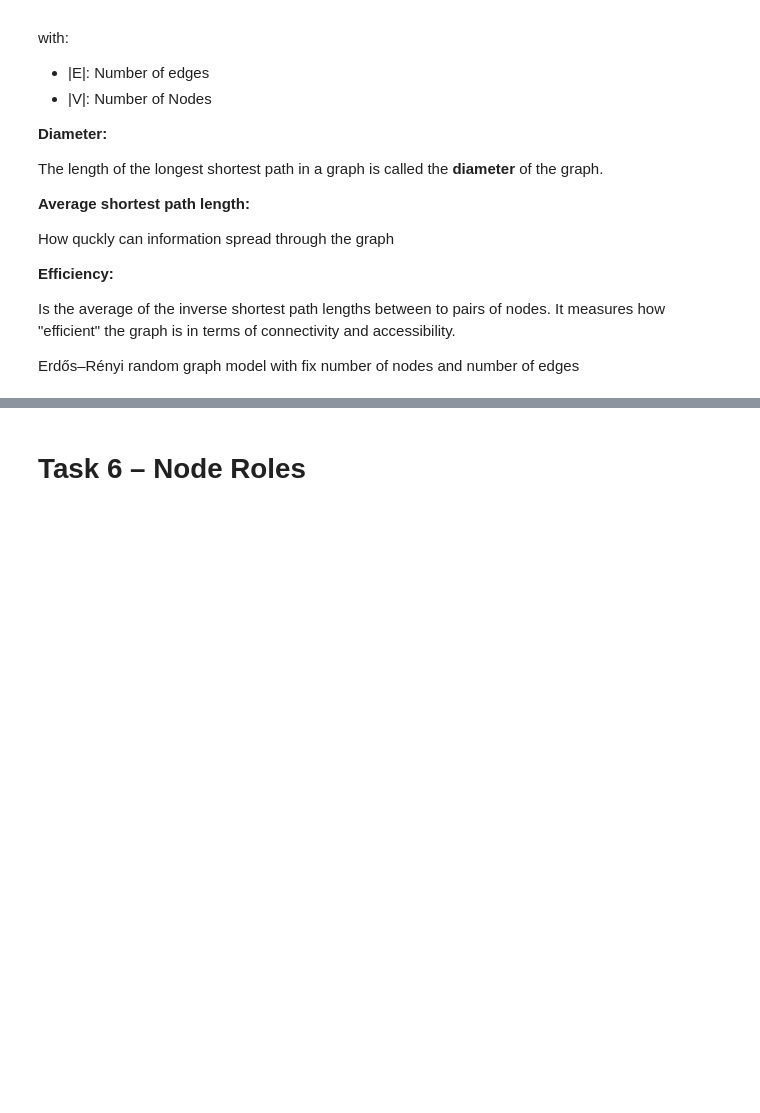
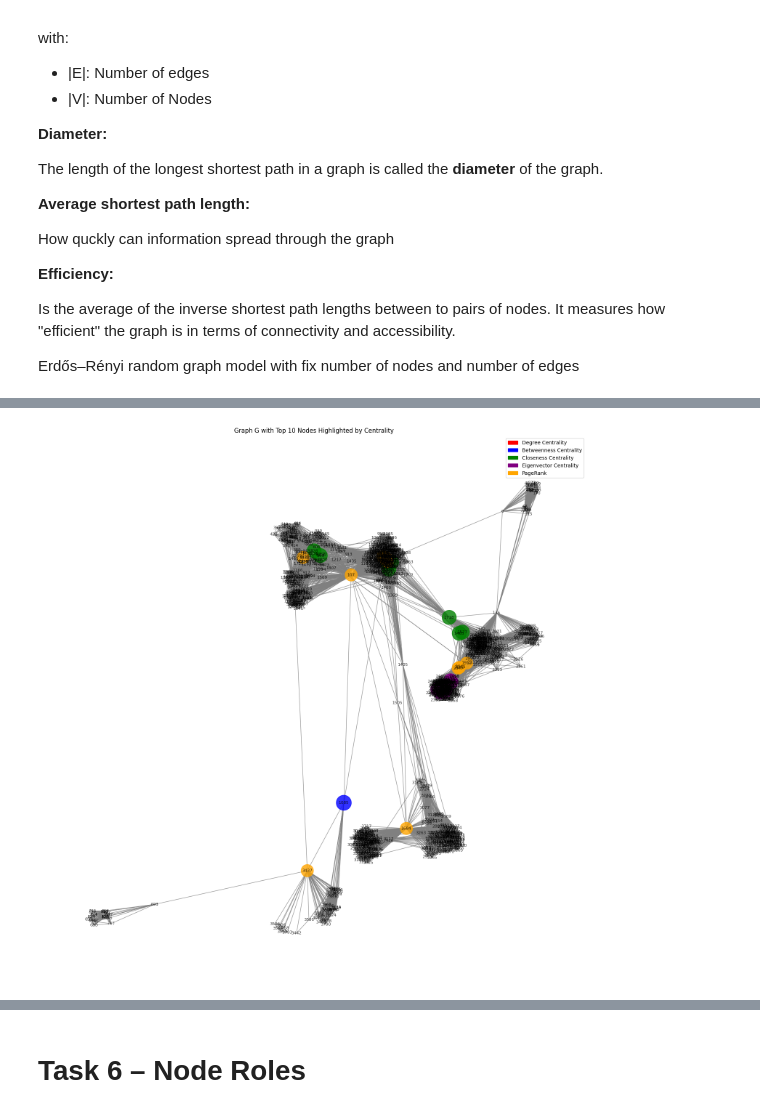
Before and after one commit to RATFIVE/PorfolioExamDataMining, a Jupyter notebook: code/experiments_graph.ipynb, the cells around one changed output, grey strips where cells are left out. Saved outputs shown, nothing was run; the diff lists cells and outputs as text; code cells hidden in the pictures; blank space fills up the shorter version.

```diff
--- a/code/experiments_graph.ipynb
+++ b/code/experiments_graph.ipynb
@@ -334,0 +423,54 @@ print(centrality_df)  # Preview the results
+# %%
+import matplotlib.pyplot as plt
+import matplotlib.patches as mpatches
+import networkx as nx
+
+# Bestimmen der Knoten mit den 10 kleinsten Rängen für jede Zentralität
+top_nodes = {
+    'Degree Centrality': centrality_df.nsmallest(10, 'Degree Centrality Rank')['Node'].tolist(),
+    'Betweenness Centrality': centrality_df.nsmallest(10, 'Betweenness Centrality Rank')['Node'].tolist(),
+    'Closeness Centrality': centrality_df.nsmallest(10, 'Closeness Centrality Rank')['Node'].tolist(),
+    'Eigenvector Centrality': centrality_df.nsmallest(10, 'Eigenvector Centrality Rank')['Node'].tolist(),
+    'PageRank': centrality_df.nsmallest(10, 'PageRank Rank')['Node'].tolist(),
+}
+
+# Farben und Größen für jede Zentralität
+colors = {
+    'Degree Centrality': 'red',
+    'Betweenness Centrality': 'blue',
+    'Closeness Centrality': 'green',
+    'Eigenvector Centrality': 'purple',
+    'PageRank': 'orange',
+}
+
+sizes = {
+    'Degree Centrality': 10,
+    'Betweenness Centrality': 9,
+    'Closeness Centrality': 8,
+    'Eigenvector Centrality': 7,
+    'PageRank': 6,
+}
+
+# Initialisieren der Knotenfarben und -größen
+node_colors = ['grey'] * G.number_of_nodes()
+node_sizes = [1] * G.number_of_nodes()
+
+# Knoten einfärben und Größen zuweisen
+for centrality, nodes in top_nodes.items():
+    for node in nodes:
+        idx = list(G.nodes).index(node)
+        node_colors[idx] = colors[centrality]
+        node_sizes[idx] = sizes[centrality] * 100  # Multiplikator für bessere Sichtbarkeit
+
+# Graph zeichnen
+plt.figure(figsize=(15, 15))
+pos = nx.spring_layout(G, seed=42)
+nx.draw(G, pos, with_labels=True, node_color=node_colors, node_size=node_sizes, edge_color='grey', font_size=8, alpha=0.8)
+plt.title("Graph G with Top 10 Nodes Highlighted by Centrality")
+
+# Legende erstellen
+legend_handles = [mpatches.Patch(color=color, label=centrality) for centrality, color in colors.items()]
+plt.legend(handles=legend_handles, loc='best')
+plt.show()
+# %% [output]
+[figure, added]
```
Also changed, not shown: parts of 24 cells of this notebook.
